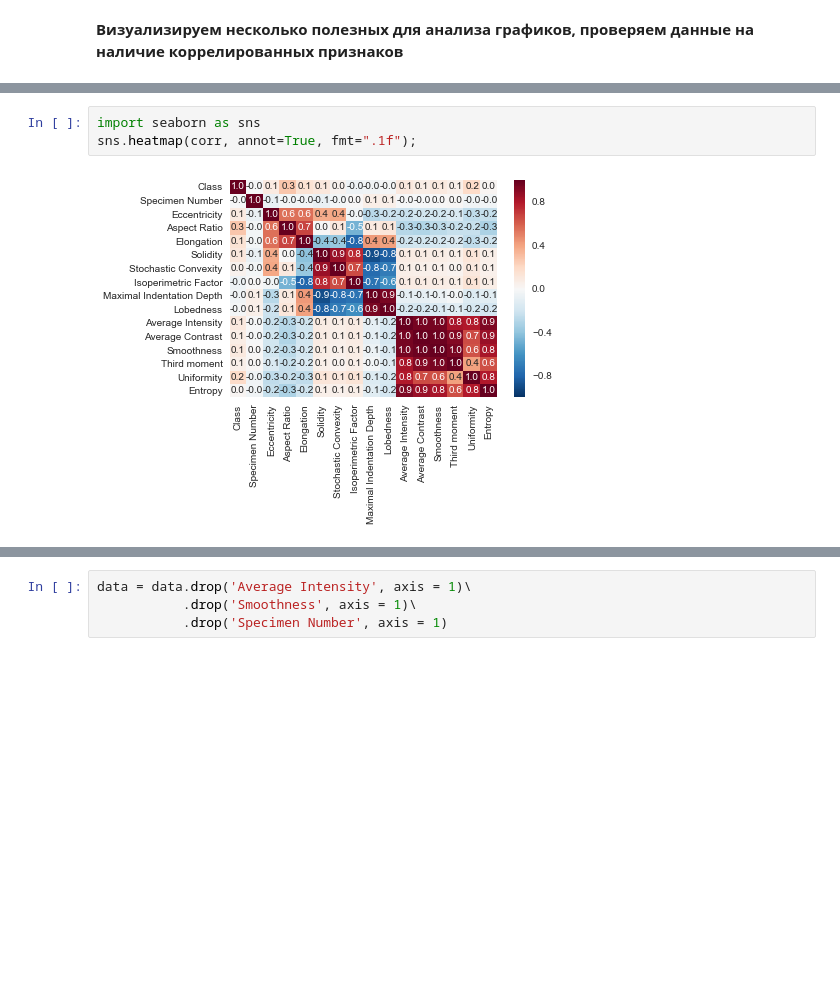
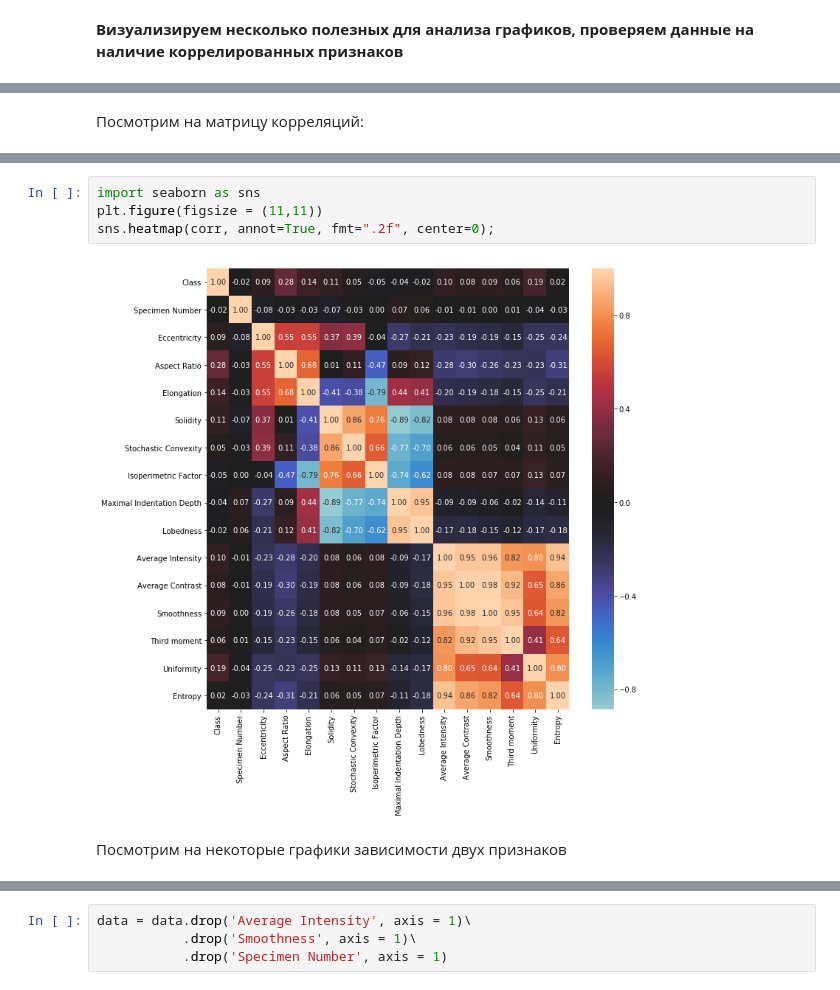
Before and after one commit to maksimovVva/Analysis, a Jupyter notebook: Maksimova_lab1.ipynb, the cells around one changed output, grey strips where cells are left out. Saved outputs shown, nothing was run; the diff lists cells and outputs as text; blank space fills up the shorter version.

```diff
--- a/Maksimova_lab1.ipynb
+++ b/Maksimova_lab1.ipynb
@@ -72,3 +100,5 @@ pass
+# %% [markdown]
+Посмотрим на матрицу корреляций:
 # %%
 corr = data.corr()
 corr
@@ -92,9 +122,12 @@ corr
 | Entropy | 0.017690 | -0.033548 | -0.239689 | -0.312881 | -0.210903 | 0.055589 | 0.052572 | ... |
 # %%
 import seaborn as sns
-sns.heatmap(corr, annot=True, fmt=".1f");
+plt.figure(figsize = (11,11))
+sns.heatmap(corr, annot=True, fmt=".2f", center=0);
 # %% [output]
-[figure, old version]
+[figure, new version]
+# %% [markdown]
+Посмотрим на некоторые графики зависимости двух признаков
 # %%
 plt.plot(data['Average Intensity'], data['Average Contrast'], 'o', alpha = 0.6, color="red");
 # %% [output]
```
Also changed, not shown: parts of 109 cells of this notebook, 1 other file.
